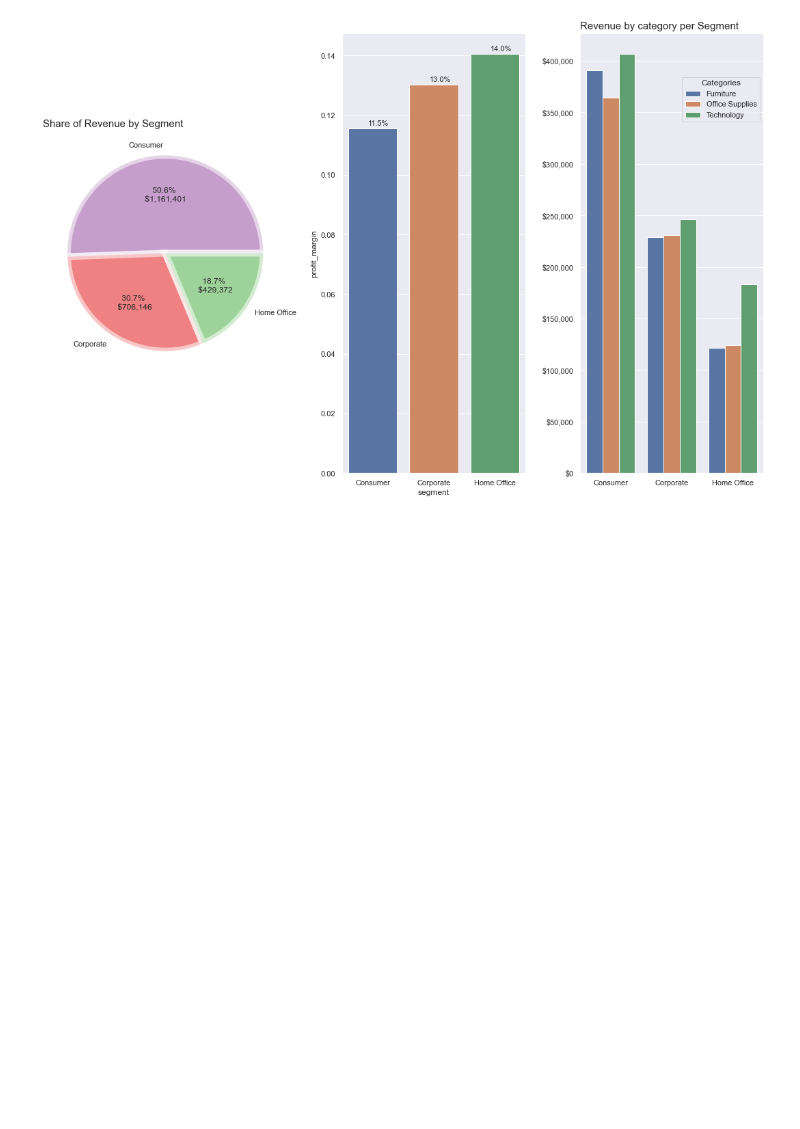
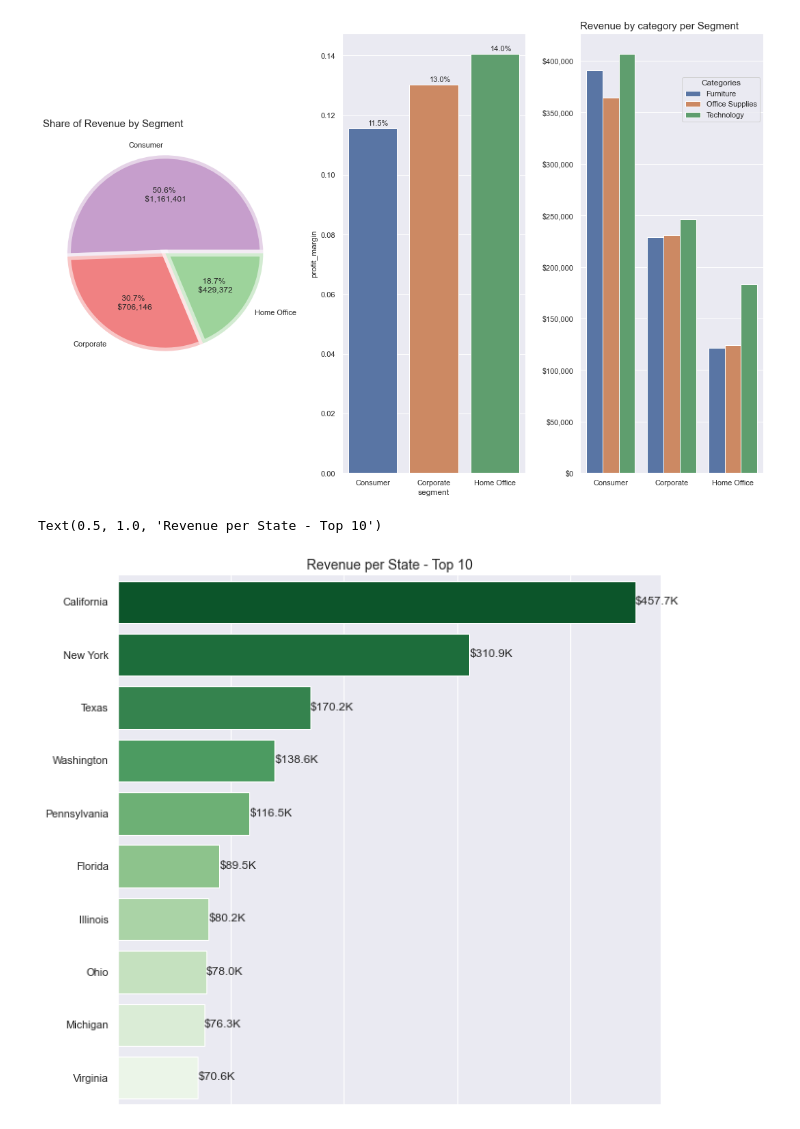
Before and after one commit to VingxenGuo/superstore_analysis, a Jupyter notebook: superstore.ipynb, the cells around one changed output. Saved outputs shown, nothing was run; the diff lists cells and outputs as text; code cells hidden in the pictures; blank space fills up the shorter version.

```diff
--- a/superstore.ipynb
+++ b/superstore.ipynb
@@ -420,3 +420,33 @@ ax3.legend(title="Categories", loc="center right", bbox_to_anchor=(1, 0.85))
 fig.tight_layout()
 # %% [output]
 [figure]
+# %%
+#Grouping the data on state and sorting it based on the sales the states are making
+sales_by_state = data.groupby("state", as_index=False).sum().sort_values(by="sales", ascending=False)
+
+#Calculating profit margin per state.
+sales_by_state["profit_margin"] = sales_by_state["profit"] / sales_by_state["sales"]
+
+
+fig, ax = plt.subplots(figsize=(10,10))
+
+#Plotting the sales per state.
+sns.barplot(x=sales_by_state["sales"][:10], y=sales_by_state["state"][:10],
+           ax=ax, palette="Greens_r")
+
+#Annotating the sales.
+for p in ax.patches:
+    _, y = p.get_xy()
+
+    ax.annotate(f"${p.get_width() / 1000 :.1f}K", xy=(p.get_width(), y+0.45))
+
+#Removing bar junk
+ax.spines[["top", "right", "bottom"]].set_visible(False)
+ax.set(ylabel=None, xlabel=None)
+ax.tick_params(labelbottom=None, bottom=None)
+
+#Setting the title
+ax.set_title("Revenue per State - Top 10", fontdict={"fontsize":14})
+# %% [output]
+Text(0.5, 1.0, 'Revenue per State - Top 10')
+[figure, added]
```
Also changed, not shown: parts of 7 cells of this notebook.
